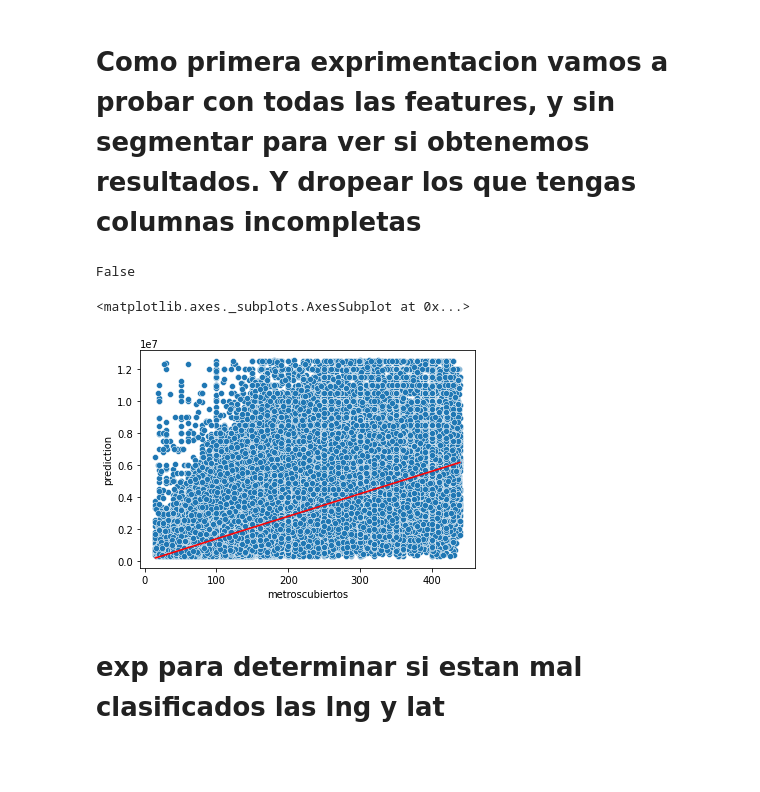
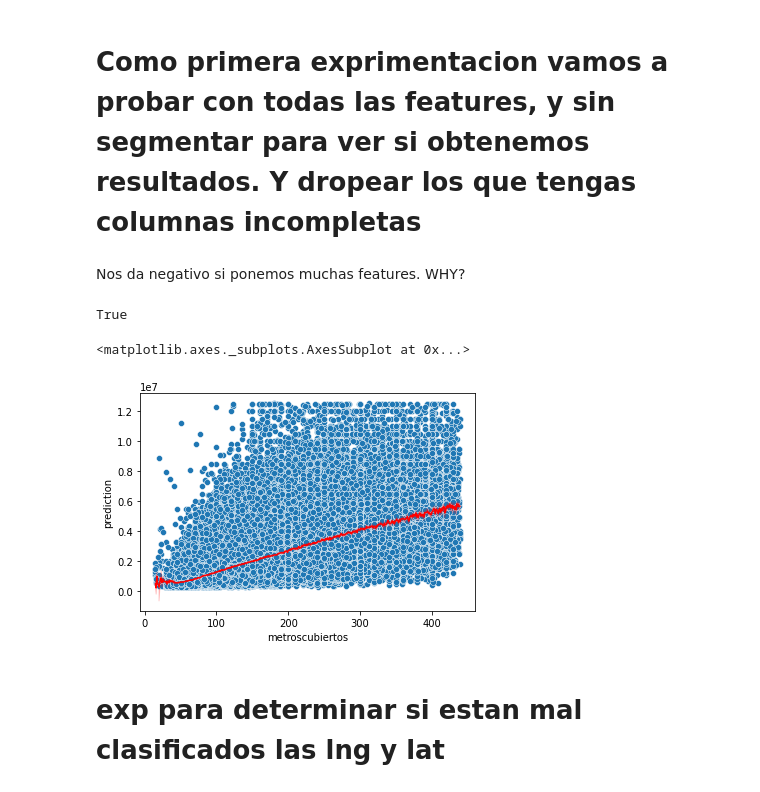
Before and after one commit to ddrenteria/MNTp3, a Jupyter notebook: tp3/notebooks/PrediccionPrecios.ipynb, the cells around one changed output. Saved outputs shown, nothing was run; the diff lists cells and outputs as text; code cells hidden in the pictures; blank space fills up the shorter version.

```diff
--- a/tp3/notebooks/PrediccionPrecios.ipynb
+++ b/tp3/notebooks/PrediccionPrecios.ipynb
@@ -155,36 +155,38 @@ df['banos'].value_counts()
 Name: banos, dtype: int64
 # %% [markdown]
 # Como primera exprimentacion vamos a probar con todas las features, y sin segmentar para ver si obtenemos resultados. Y dropear los que tengas columnas incompletas
+# %% [markdown]
+Nos da negativo si ponemos muchas features. WHY?
 # %%
 df = pd.read_csv('../data/train.csv')
-df2 = df.reindex(columns=["metroscubiertos", "precio"]).dropna()
+df2 = df.reindex(columns=["metroscubiertos", "metrostotales", "habitaciones", "banos","antiguedad", "precio"]).dropna()
 #df2 = df2[(df2['lat'] > 13) & (df2['lat'] < 34) & (df2['lng'] >= -117) & (df2['lng'] <= -87)]
 #df2['lng'] = df2['lng'].abs()
 
 y = df2['precio'].values
 df2 = df2.drop(columns=['precio'])
 X = df2.to_numpy()
 
 #from sklearn.linear_model import LinearRegression
 
 
 #linear_regressor = LinearRegression()
 linear_regressor = metnum.LinearRegression()
 linear_regressor.fit(X,y)
 
 df2['prediction'] = linear_regressor.predict(X)
 
 print((df2['prediction'] < 0).any())
 
 sns.scatterplot(x=df2['metroscubiertos'], y=y)
 sns.lineplot(data=df2, x='metroscubiertos', y='prediction', color='red')
 
 #sns.scatterplot(x=df2['antiguedad'], y=y)
 #sns.lineplot(data=df2, x='antiguedad', y='prediction', color='red')
 # %% [output]
-False
+True
 <matplotlib.axes._subplots.AxesSubplot at 0x...>
-[figure, old version]
+[figure, new version]
 # %% [markdown]
 # exp para determinar si estan mal clasificados las lng y lat
 # %%
```
Also changed, not shown: parts of 9 cells of this notebook, 1 other file.
